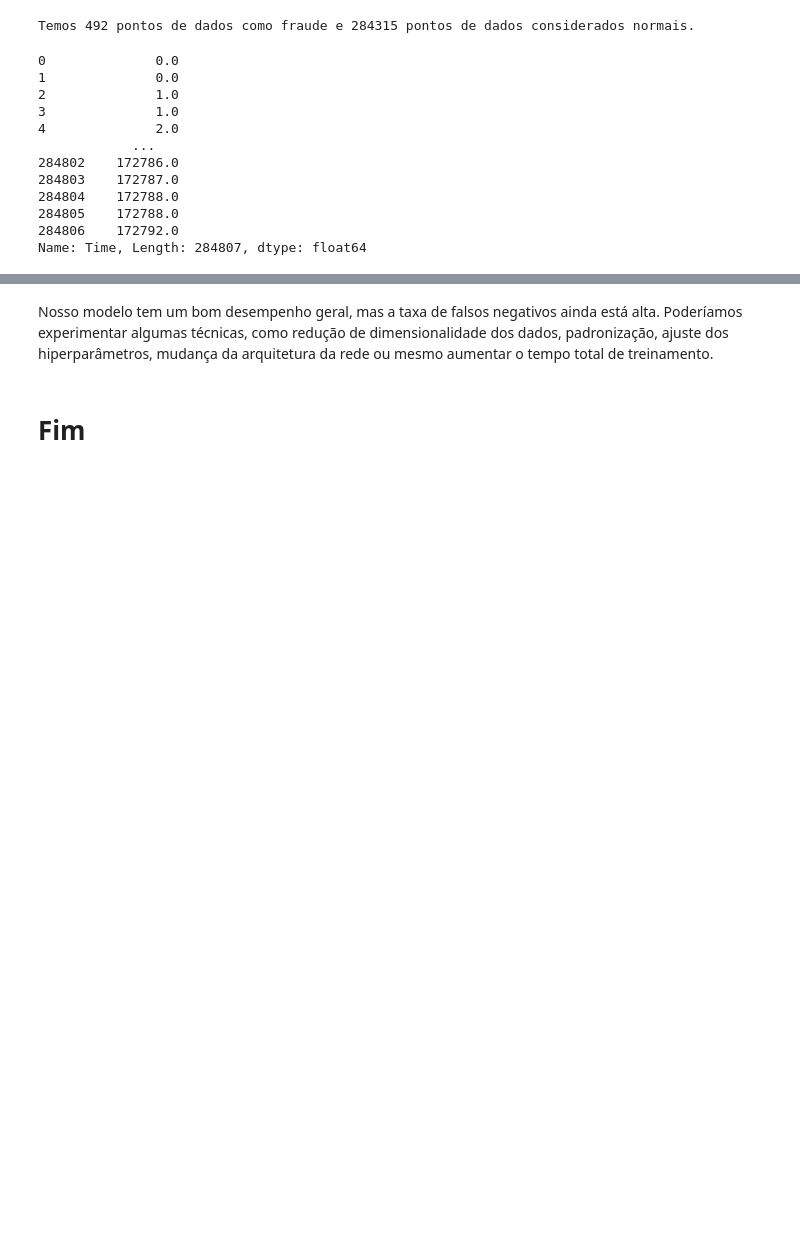
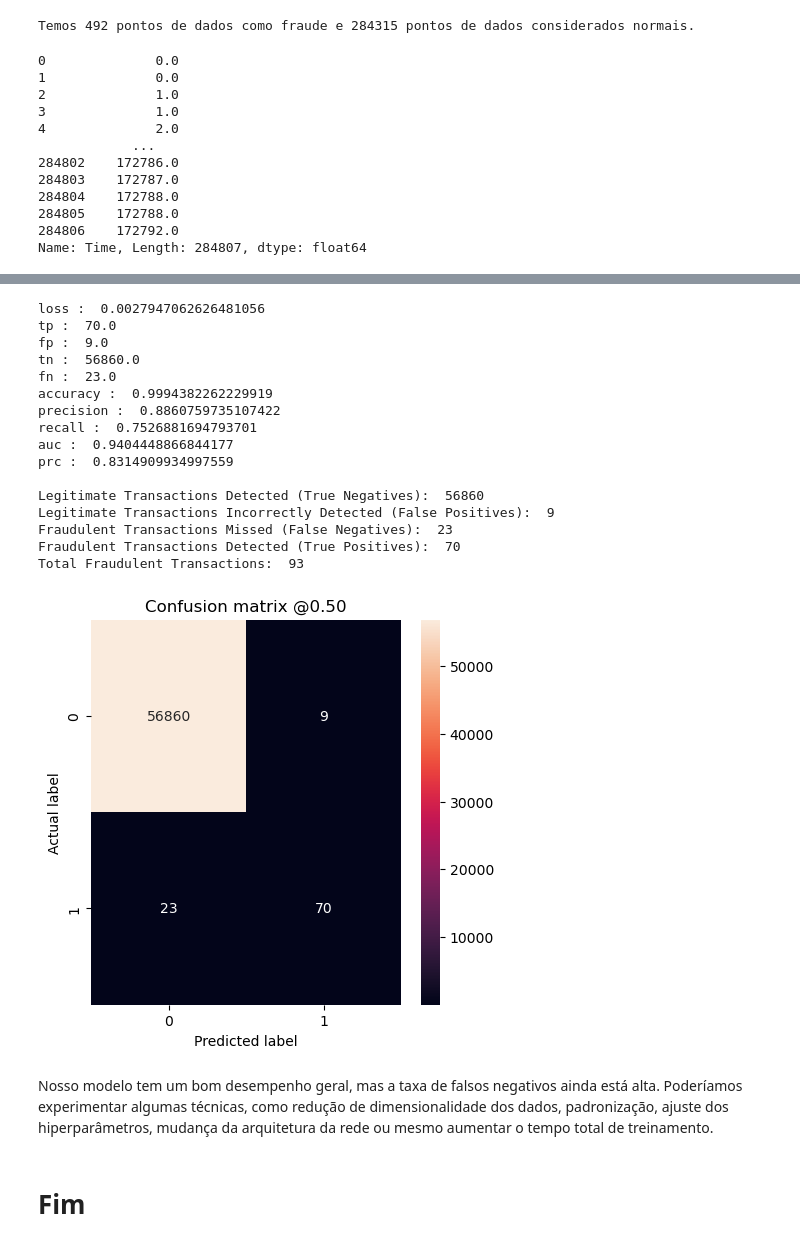
Before and after one commit to mariohrc/Fraud-Detection-With_Deep-Learning, a Jupyter notebook: notebooks_exploration/Mini-Projeto2-FraudDetection.ipynb, the cells around one changed output, grey strips where cells are left out. Saved outputs shown, nothing was run; the diff lists cells and outputs as text; code cells hidden in the pictures; blank space fills up the shorter version.

Commit message:
testing values

```diff
--- a/notebooks_exploration/Mini-Projeto2-FraudDetection.ipynb
+++ b/notebooks_exploration/Mini-Projeto2-FraudDetection.ipynb
@@ -283,0 +321,3 @@ print('Taxa de Falsos Positivos:', false_pos / incorretos * 100)
+# %%
+train_predictions_baseline = model.predict(train_features)
+test_predictions_baseline = model.predict(test_features)
@@ -284,3 +327,28 @@ print('Taxa de Falsos Positivos:', false_pos / incorretos * 100)
+# %%
+results = model.evaluate(test_features, test_labels, verbose=0)
+for name, value in zip(model.metrics_names, results):
+    print(name, ': ', value)
+print()
+
+plot_cm(test_labels, test_predictions_baseline)
+# %% [output]
+loss :  0.0027947062626481056
+tp :  70.0
+fp :  9.0
+tn :  56860.0
+fn :  23.0
+accuracy :  0.9994382262229919
+precision :  0.8860759735107422
+recall :  0.7526881694793701
+auc :  0.9404448866844177
+prc :  0.8314909934997559
+
+Legitimate Transactions Detected (True Negatives):  56860
+Legitimate Transactions Incorrectly Detected (False Positives):  9
+Fraudulent Transactions Missed (False Negatives):  23
+Fraudulent Transactions Detected (True Positives):  70
+Total Fraudulent Transactions:  93
+[figure, added]
 # %% [markdown]
 Nosso modelo tem um bom desempenho geral, mas a taxa de falsos negativos ainda está alta. Poderíamos experimentar algumas técnicas, como redução de dimensionalidade dos dados, padronização, ajuste dos hiperparâmetros, mudança da arquitetura da rede ou mesmo aumentar o tempo total de treinamento.
 # %% [markdown]
```
Also changed, not shown: parts of 29 cells of this notebook, 1 other file.
